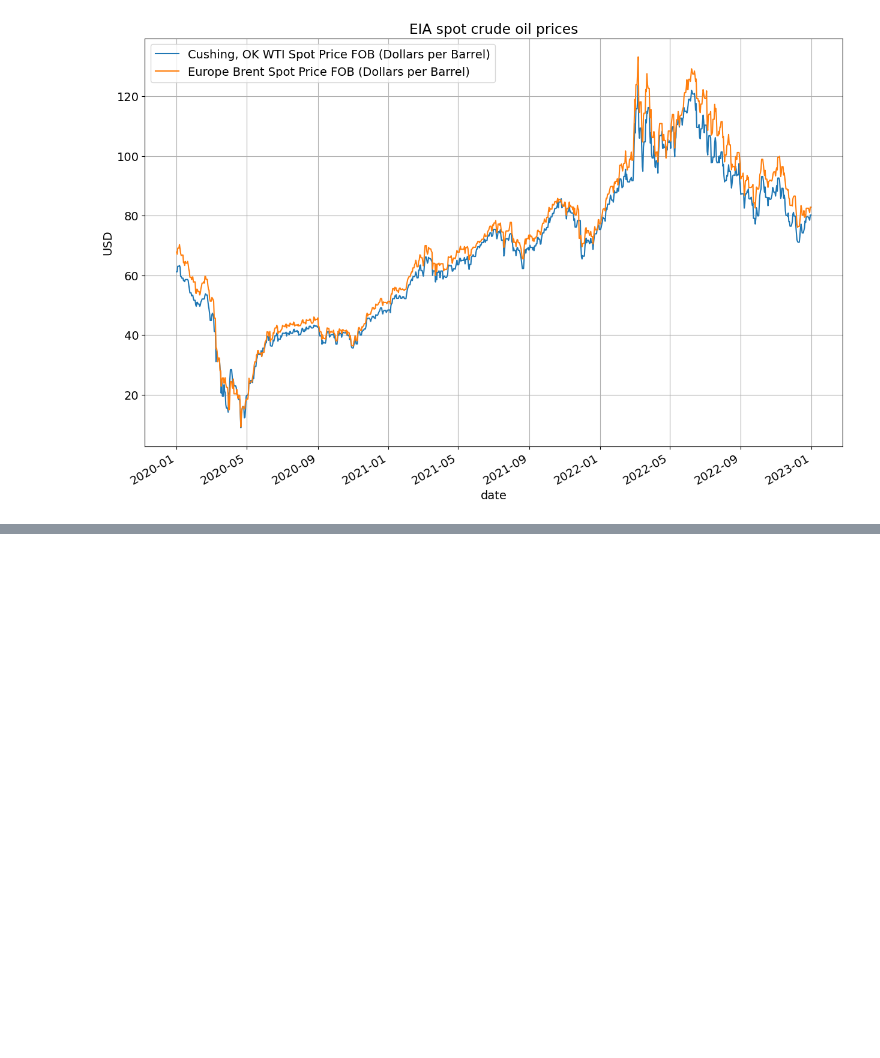
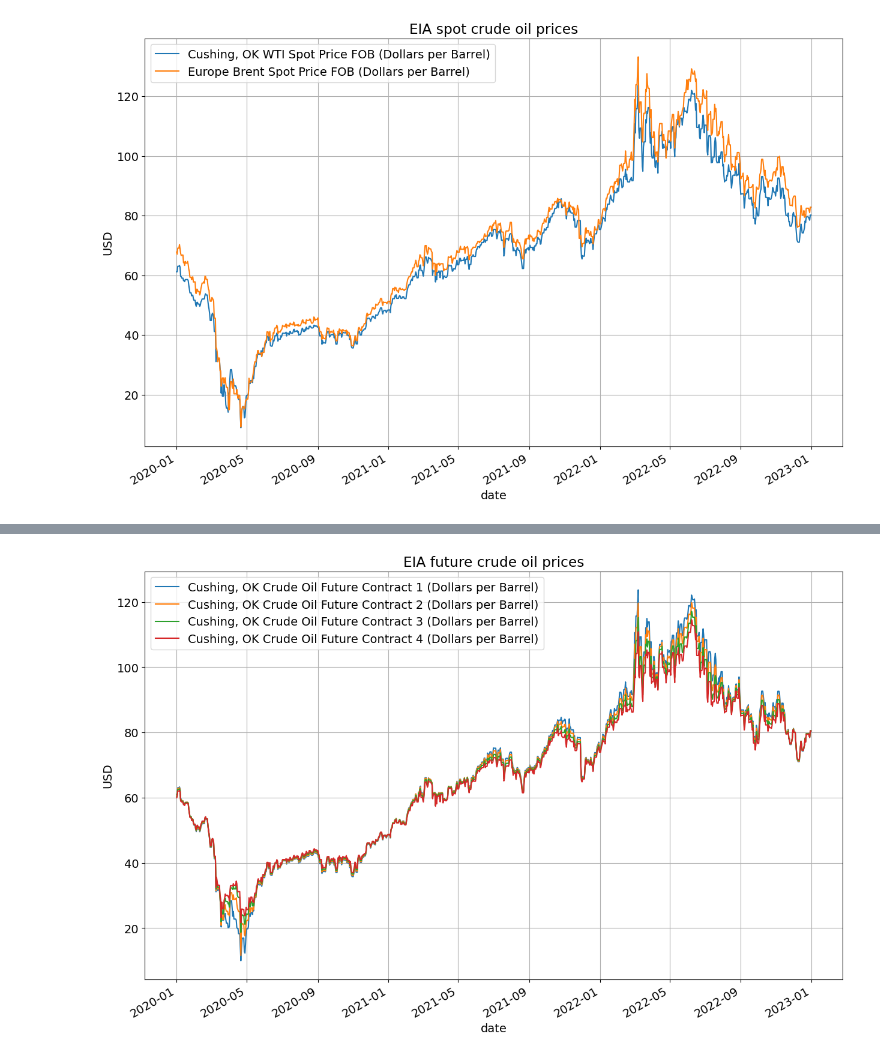
Before and after one commit to S-Dassou/crude_analysis_project, a Jupyter notebook: crude_fs_analysis_2020_22.ipynb, the cells around one changed output, grey strips where cells are left out. Drawn from its saved outputs; the diff is of its cells as text; code cells hidden in the pictures; blank space fills up the shorter version.

```diff
--- a/crude_fs_analysis_2020_22.ipynb
+++ b/crude_fs_analysis_2020_22.ipynb
@@ -109,0 +112,6 @@ plt.ylabel('USD');
+# %%
+future_prices = pd.read_excel('https://www.eia.gov/dnav/pet/xls/PET_PRI_FUT_S1_D.xls', sheet_name='Data 1', skiprows=[0,1])
+future_prices = future_prices.set_index('Date').fillna(method='ffill').reindex(DATE_RANGE, method='ffill')
+future_prices = future_prices.drop(negative_price_date)
+future_prices
+#removed date (20/04/2020) where spot crude oil prices were negative
@@ -109,0 +132,6 @@ plt.ylabel('USD');
+# %%
+future_prices.plot(title='EIA future crude oil prices', grid=True)
+plt.xlabel('date')
+plt.ylabel('USD');
+# %% [output]
+[figure, added]
```
Also changed, not shown: parts of 17 cells of this notebook.
